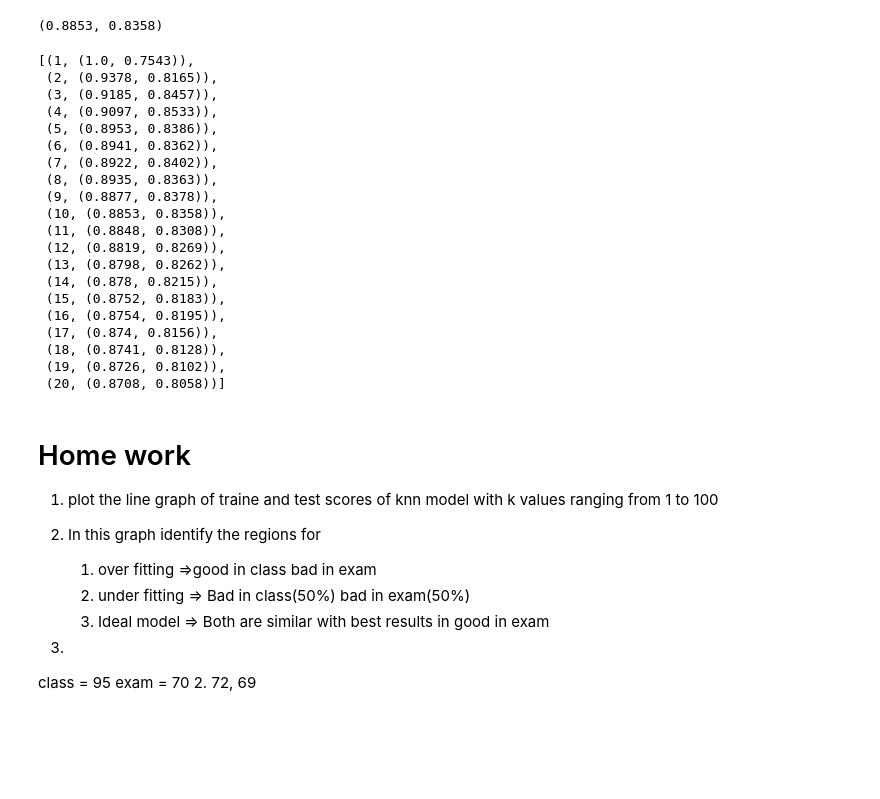
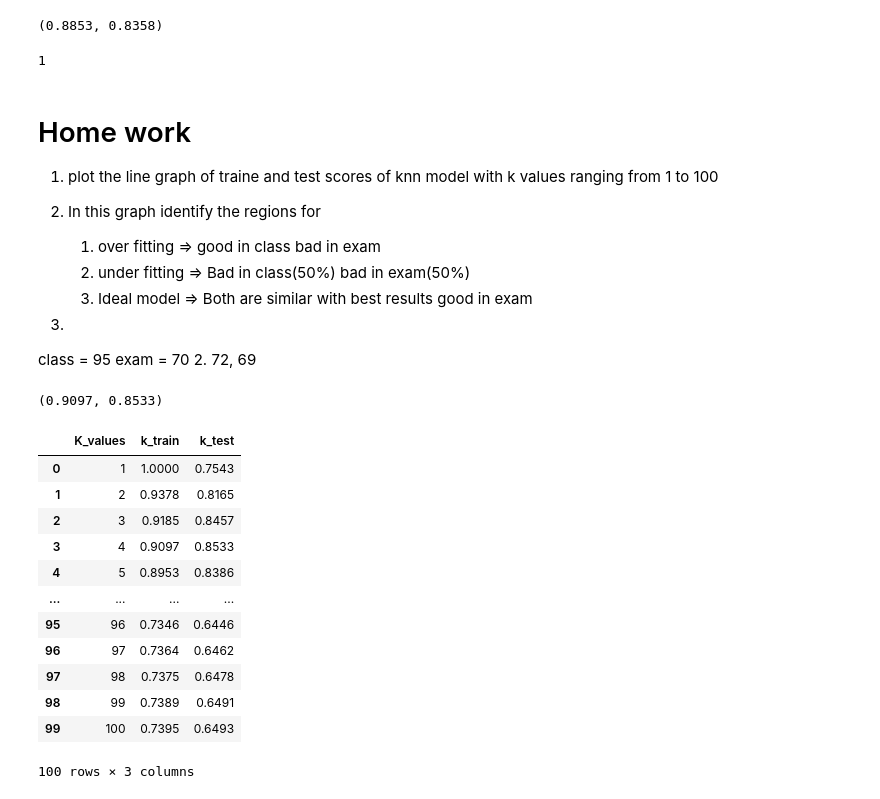
Before and after one commit to Basavarajkembhavimath/basavarajkembhavimath.github.io, a Jupyter notebook: KNN_Penguins.ipynb, the cells around one changed output. Drawn from its saved outputs; the diff is of its cells as text; code cells hidden in the pictures; blank space fills up the shorter version.

```diff
--- a/KNN_Penguins.ipynb
+++ b/KNN_Penguins.ipynb
@@ -374,41 +374,56 @@ knn_scores(k=10)
 (0.8853, 0.8358)
 # %%
 k_values = [(num,knn_scores(k=num)) for num in range(1,21)]
-k_values
+k_values[0][0]
 # %% [output]
-[(1, (1.0, 0.7543)),
- (2, (0.9378, 0.8165)),
- (3, (0.9185, 0.8457)),
- (4, (0.9097, 0.8533)),
- (5, (0.8953, 0.8386)),
- (6, (0.8941, 0.8362)),
- (7, (0.8922, 0.8402)),
- (8, (0.8935, 0.8363)),
- (9, (0.8877, 0.8378)),
- (10, (0.8853, 0.8358)),
- (11, (0.8848, 0.8308)),
- (12, (0.8819, 0.8269)),
- (13, (0.8798, 0.8262)),
- (14, (0.878, 0.8215)),
- (15, (0.8752, 0.8183)),
- (16, (0.8754, 0.8195)),
- (17, (0.874, 0.8156)),
- (18, (0.8741, 0.8128)),
- (19, (0.8726, 0.8102)),
- (20, (0.8708, 0.8058))]
+1
 # %% [markdown]
 # Home work
 1. plot the line graph of traine and test scores of knn model with k values ranging from 1 to 100
 
 2. In this graph identify the regions for
     1. over fitting
-      =>good in class bad in exam
+      => good in class bad in exam
     2. under fitting
       => Bad in class(50%) bad in exam(50%)
     3. Ideal model
-      => Both are similar with best results in good in exam
+      => Both are similar with best results good in exam
 1.
 class = 95
 exam =  70
 2.
 72, 69
+# %%
+k_value = [(num,knn_scores(k=num)) for num in range(1,101)]
+k_value[3][1]
+# %% [output]
+(0.9097, 0.8533)
+# %%
+k_val   = []
+k_train = []
+k_test  = []
+k = 1
+for num in range(1,101):
+  train,test = knn_scores(k=num)
+  k_val.append(num)
+  k_train.append(train)
+  k_test.append(test)
+
+knn = pd.DataFrame({"K_values":k_val,
+                       "k_train":k_train,
+                       "k_test":k_test})
+knn
+# %% [output]
+|  | K_values | k_train | k_test |
+| 0 | 1 | 1.0000 | 0.7543 |
+| 1 | 2 | 0.9378 | 0.8165 |
+| 2 | 3 | 0.9185 | 0.8457 |
+| 3 | 4 | 0.9097 | 0.8533 |
+| 4 | 5 | 0.8953 | 0.8386 |
+| ... | ... | ... | ... |
+| 95 | 96 | 0.7346 | 0.6446 |
+| 96 | 97 | 0.7364 | 0.6462 |
+| 97 | 98 | 0.7375 | 0.6478 |
+| 98 | 99 | 0.7389 | 0.6491 |
+| 99 | 100 | 0.7395 | 0.6493 |
+100 rows × 3 columns
```
Also changed, not shown: parts of 4 cells of this notebook.
